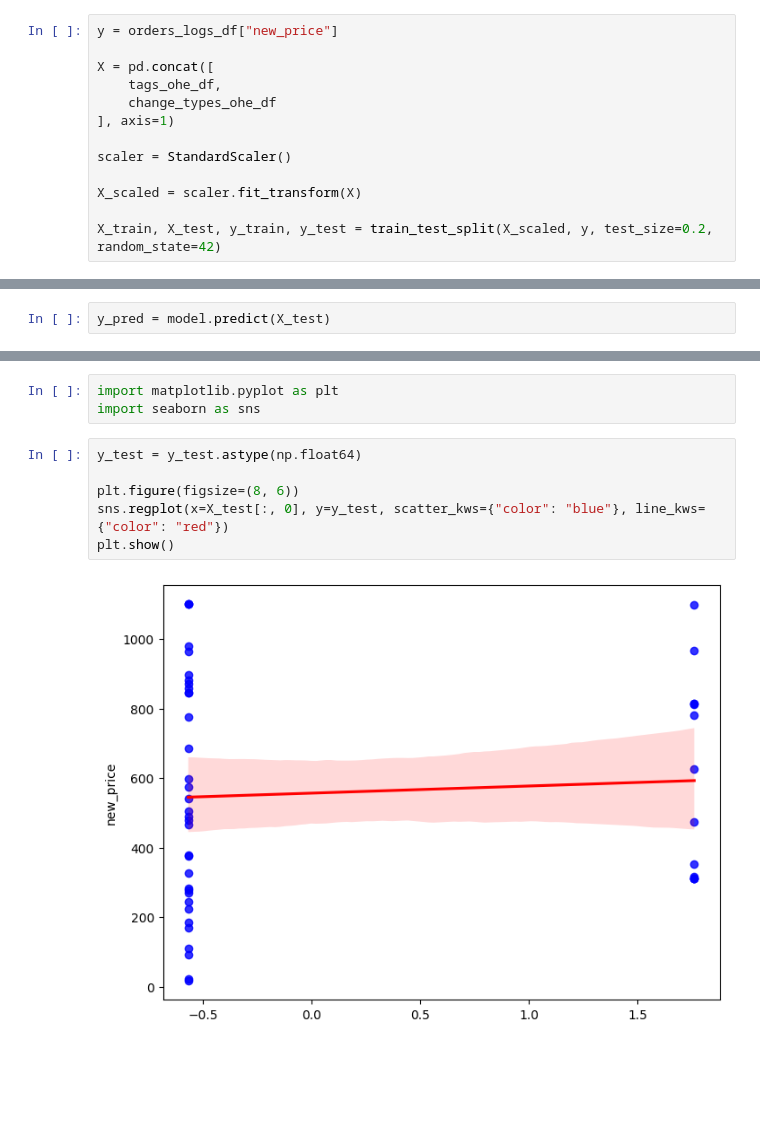
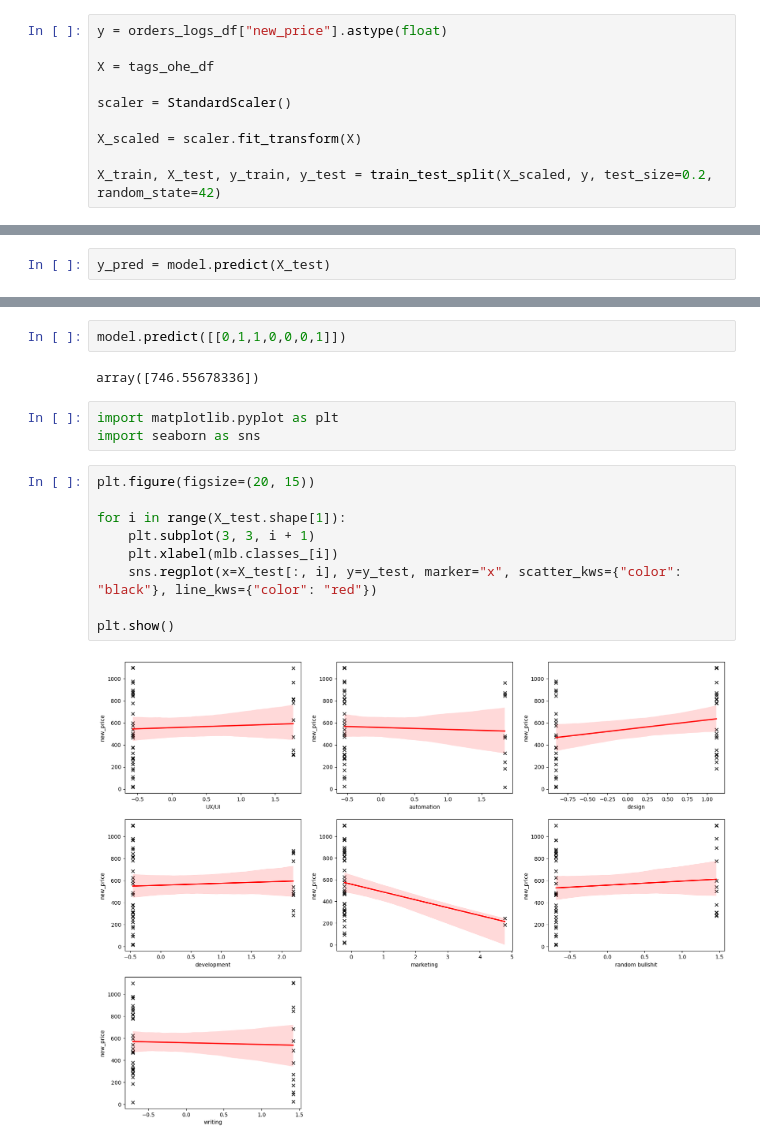
Before and after one commit to olena4reunited/freelance_platform, a Jupyter notebook: research/price_prediction.ipynb, the cells around one changed output, grey strips where cells are left out. Cells and saved outputs as stored; diff of their text form; blank space fills up the shorter version.

Commit message:
feat: linear regression price by tags

```diff
--- a/research/price_prediction.ipynb
+++ b/research/price_prediction.ipynb
@@ -76,12 +55,9 @@ from sklearn.model_selection import train_test_split
 from sklearn.metrics import mean_squared_error, r2_score
 from sklearn.preprocessing import StandardScaler
 # %%
-y = orders_logs_df["new_price"]
+y = orders_logs_df["new_price"].astype(float)
 
-X = pd.concat([
-    tags_ohe_df,
-    change_types_ohe_df
-], axis=1)
+X = tags_ohe_df
 
 scaler = StandardScaler()
 
@@ -122,11 +98,18 @@ R^2: -0.02143650674799913
+# %%
+model.predict([[0,1,1,0,0,0,1]])
+# %% [output]
+array([746.55678336])
 # %%
 import matplotlib.pyplot as plt
 import seaborn as sns
 # %%
-y_test = y_test.astype(np.float64)
+plt.figure(figsize=(20, 15))
 
-plt.figure(figsize=(8, 6))
-sns.regplot(x=X_test[:, 0], y=y_test, scatter_kws={"color": "blue"}, line_kws={"color": "red"})
+for i in range(X_test.shape[1]):
+    plt.subplot(3, 3, i + 1)
+    plt.xlabel(mlb.classes_[i])
+    sns.regplot(x=X_test[:, i], y=y_test, marker="x", scatter_kws={"color": "black"}, line_kws={"color": "red"})
+
 plt.show()
 # %% [output]
-[figure, old version]
+[figure, new version]
```
Also changed, not shown: parts of 6 cells of this notebook.
